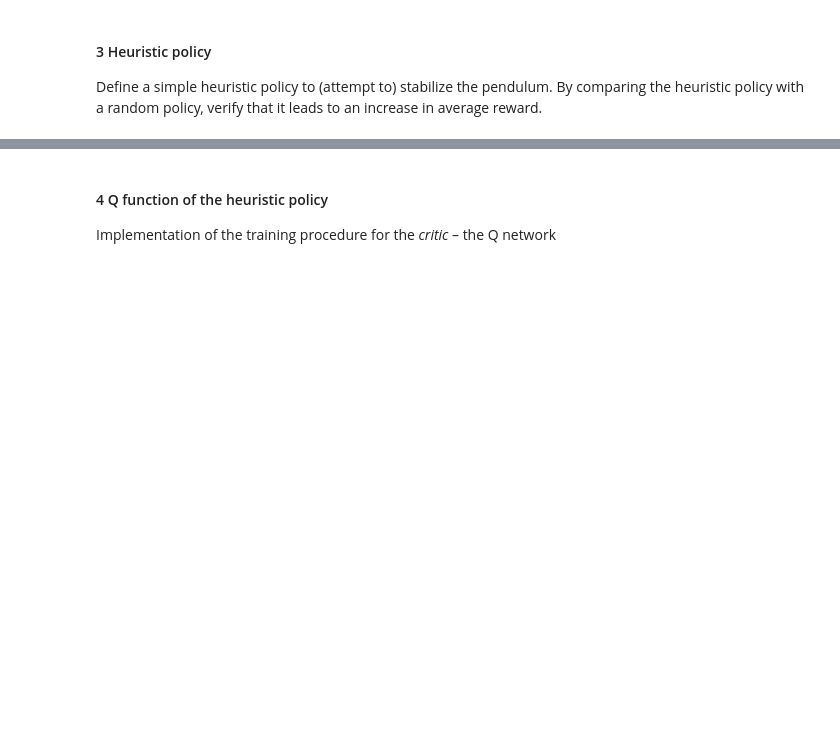
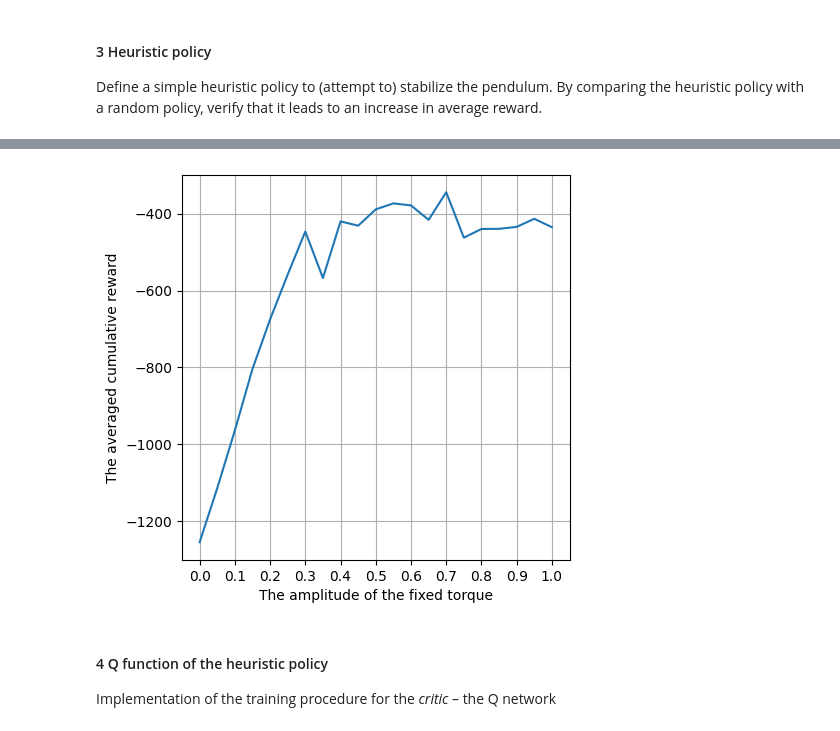
Before and after one commit to AnnaPaulish/DDPG, a Jupyter notebook: main.ipynb, the cells around one changed output, grey strips where cells are left out. Saved outputs shown, nothing was run; the diff lists cells and outputs as text; code cells hidden in the pictures; blank space fills up the shorter version.

```diff
--- a/main.ipynb
+++ b/main.ipynb
@@ -114,3 +114,14 @@ plt.show()
+# %%
+plt.figure(figsize=(5,5))
+plt.plot(torque, reward_vector_heuristic_agent_varying_torque)
+plt.grid()
+
+plt.xticks(np.arange(0,1.1,0.1))
+plt.xlabel("The amplitude of the fixed torque")
+plt.ylabel("The averaged cumulative reward")
+plt.show()
+# %% [output]
+[figure, added]
 # %% [markdown]
 #### 4 Q function of the heuristic policy
 Implementation of the training procedure for the _critic_ – the Q network
```
Also changed, not shown: parts of 14 cells of this notebook, 12 other files.
